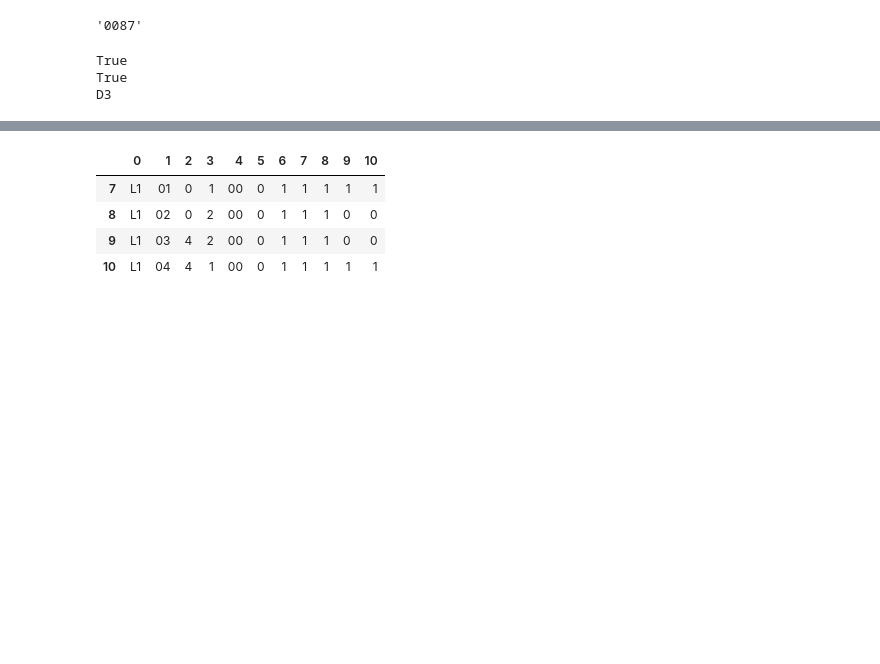
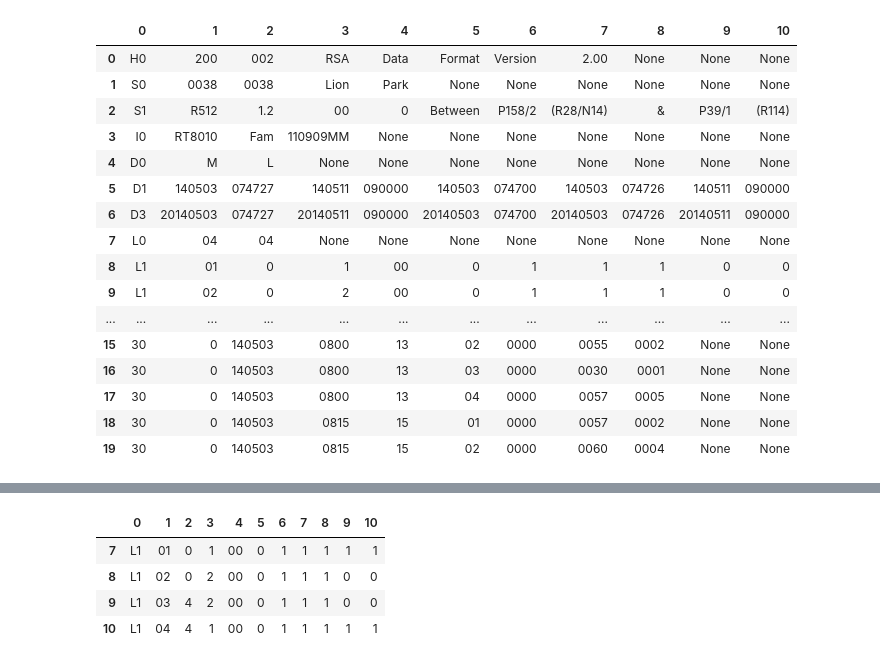
Before and after one commit to brandtosaurus/traffic_electronic_count_ETL, a Jupyter notebook: test.ipynb, the cells around one changed output, grey strips where cells are left out. Saved outputs shown, nothing was run; the diff lists cells and outputs as text; code cells hidden in the pictures; blank space fills up the shorter version.

```diff
--- a/test.ipynb
+++ b/test.ipynb
@@ -10,20 +10,20 @@ import gc
 from datetime import timedelta, date
 import uuid
 
-import rsa_data_summary as rd
-import rsa_data_wim as wim
-import rsa_headers as rh
+# import rsa_data_summary as rd
+# import rsa_data_wim as wim
+# import rsa_headers as rh
 import config
 import queries as q
 import tools
 
 pd.options.mode.chained_assignment = None
 pd.set_option("display.max_columns", None)
-pd.set_option("display.max_rows", None)
+pd.set_option("display.max_rows", 20)
 # %%
 # individual tables for type 30 and 60 test
 # files = tools.getfiles(r'C:\FTP\Syntell\SMEC RSA Files_GP PRM Sites_Dec21toFeb22')
-file = r"C:\FTP\Syntell\0087_20220331.RSA"
+file = r"C:\PQ410\2 - Data In\TIS Data\GDRT\GP_RSA 2014\0038.RSA"
 t10_file = r"C:\FTP\Syntell\SMEC RSV Files_GP PRM Sites_Dec21toFeb22_individuals\0006-20211231.RSV"
 # file = r"C:\Users\MB2705851\OneDrive - Surbana Jurong Private Limited\Manuals & Guidelines\Traffic\example data\type21_60_70.RSA"
 type60_file = r"C:\Users\MB2705851\OneDrive - Surbana Jurong Private Limited\Manuals & Guidelines\Traffic\example data\type21_60_70.RSA"
@@ -40,17 +37,0 @@ header = rh.get_head(df)
-# %%
-header.loc[header[0]=="S0", 1].iat[0]
-# %% [output]
-'0087'
-# %%
-if header.loc[header[1]=="30"] is not None:
-    print('True')
-
-if header.loc[header[0]=="21"] is not None:
-    print('True')
-
-if ~header.loc[header[0]=="D3"].empty:
-    print('D3')
-# %% [output]
-True
-True
-D3
@@ -56,0 +59,20 @@ D3
+# %%
+df.head(20)
+# %% [output]
+|  | 0 | 1 | 2 | 3 | 4 | 5 | 6 | 7 | 8 | 9 | 10 |
+| 0 | H0 | 200 | 002 | RSA | Data | Format | Version | 2.00 | None | None | None |
+| 1 | S0 | 0038 | 0038 | Lion | Park | None | None | None | None | None | None |
+| 2 | S1 | R512 | 1.2 | 00 | 0 | Between | P158/2 | (R28/N14) | & | P39/1 | (R114) |
+| 3 | I0 | RT8010 | Fam | 110909MM | None | None | None | None | None | None | None |
+| 4 | D0 | M | L | None | None | None | None | None | None | None | None |
+| 5 | D1 | 140503 | 074727 | 140511 | 090000 | 140503 | 074700 | 140503 | 074726 | 140511 | 090000 |
+| 6 | D3 | 20140503 | 074727 | 20140511 | 090000 | 20140503 | 074700 | 20140503 | 074726 | 20140511 | 090000 |
+| 7 | L0 | 04 | 04 | None | None | None | None | None | None | None | None |
+| 8 | L1 | 01 | 0 | 1 | 00 | 0 | 1 | 1 | 1 | 0 | 0 |
+| 9 | L1 | 02 | 0 | 2 | 00 | 0 | 1 | 1 | 1 | 0 | 0 |
+| ... | ... | ... | ... | ... | ... | ... | ... | ... | ... | ... | ... |
+| 15 | 30 | 0 | 140503 | 0800 | 13 | 02 | 0000 | 0055 | 0002 | None | None |
+| 16 | 30 | 0 | 140503 | 0800 | 13 | 03 | 0000 | 0030 | 0001 | None | None |
+| 17 | 30 | 0 | 140503 | 0800 | 13 | 04 | 0000 | 0057 | 0005 | None | None |
+| 18 | 30 | 0 | 140503 | 0815 | 15 | 01 | 0000 | 0057 | 0002 | None | None |
+| 19 | 30 | 0 | 140503 | 0815 | 15 | 02 | 0000 | 0060 | 0004 | None | None |
```
Also changed, not shown: parts of 10 cells of this notebook, 14 other files.
